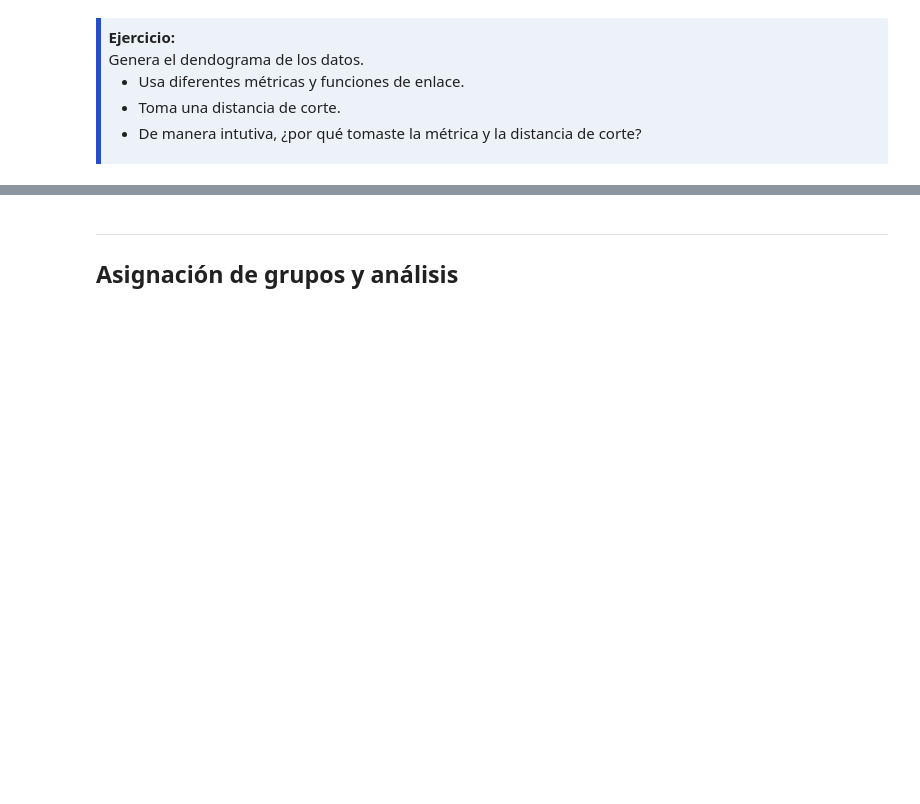
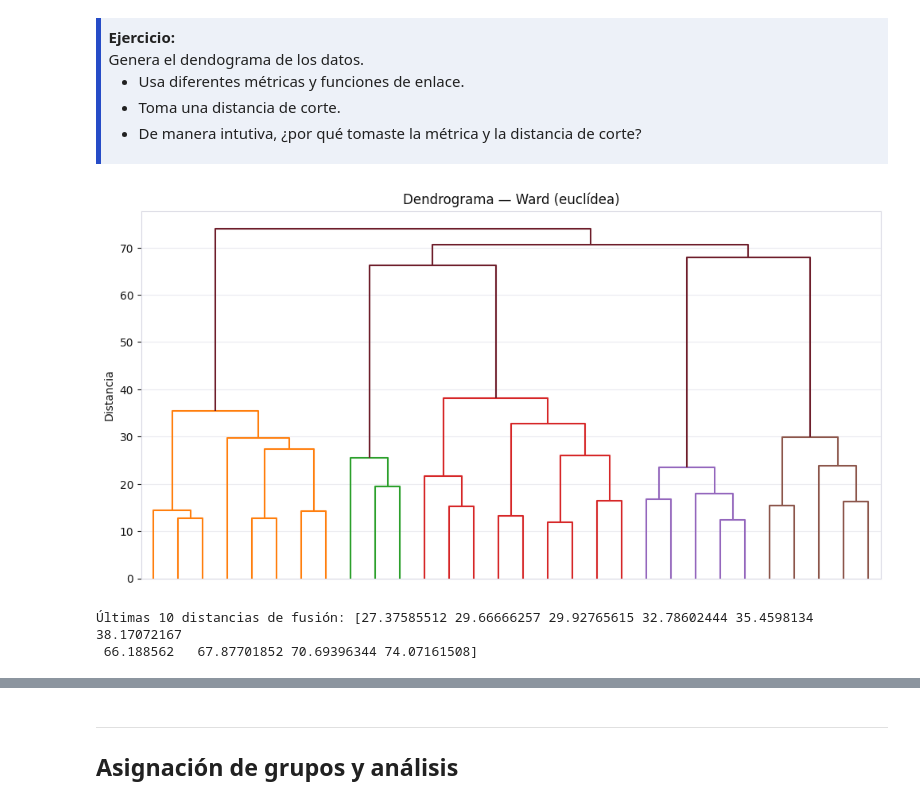
Before and after one commit to arellysoria/tareas-machine-learning-puce, a Jupyter notebook: 2-Ejercicios/03-Agrupamiento-Jerarquico.ipynb, the cells around one changed output, grey strips where cells are left out. Saved outputs shown, nothing was run; the diff lists cells and outputs as text; code cells hidden in the pictures; blank space fills up the shorter version.

```diff
--- a/2-Ejercicios/03-Agrupamiento-Jerarquico.ipynb
+++ b/2-Ejercicios/03-Agrupamiento-Jerarquico.ipynb
@@ -267,3 +267,27 @@ display(X_scaled.describe().T)
   <li>De manera intutiva, ¿por qué tomaste la métrica y la distancia de corte?</li>
 </ul>
 </div>
+# %%
+WINE = "#6E1E2B"
+GRID = "#D9D9E3"
+
+Z_ward = linkage(X_scaled, method="ward")  # Ward asume euclídea
+
+plt.figure(figsize=(12,6))
+dendrogram(
+    Z_ward,
+    no_labels=True,              # sin etiquetas (son 5000)
+    truncate_mode="lastp", p=30, # muestra las últimas 30 fusiones (más legible)
+    above_threshold_color=WINE
+)
+plt.title("Dendrograma — Ward (euclídea)")
+plt.ylabel("Distancia")
+plt.grid(axis="y", color=GRID, alpha=0.5)
+plt.show()
+
+# Mira distancias de las últimas fusiones (te ayuda a elegir corte)
+print("Últimas 10 distancias de fusión:", Z_ward[-10:, 2])
+# %% [output]
+[figure, added]
+Últimas 10 distancias de fusión: [27.37585512 29.66666257 29.92765615 32.78602444 35.4598134  38.17072167
+ 66.188562   67.87701852 70.69396344 74.07161508]
```
Also changed, not shown: parts of 8 cells of this notebook.
